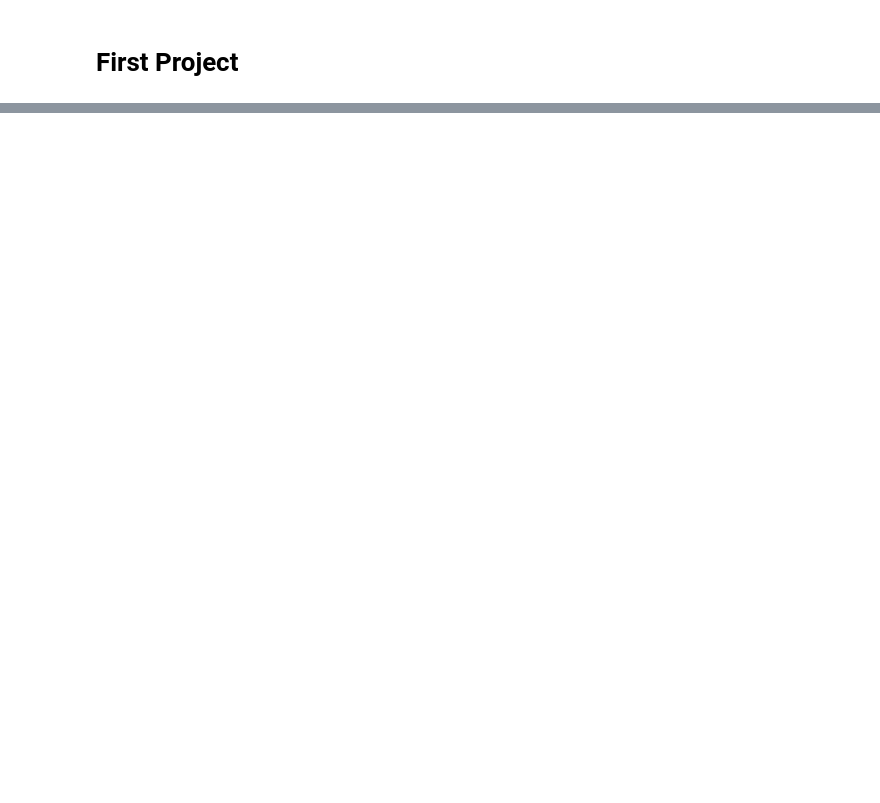
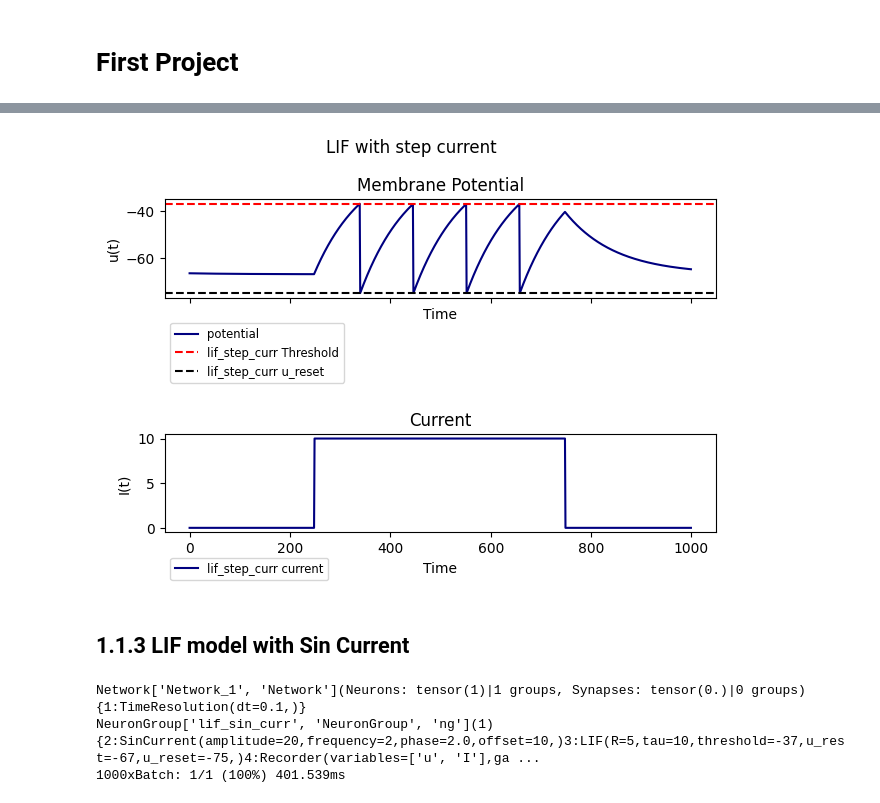
Before and after one commit to Amir-Entezari/Neuroscience-LIF-ELIF-AELIF-models, a Jupyter notebook: code/main.ipynb, the cells around one changed output, grey strips where cells are left out. Saved outputs shown, nothing was run; the diff lists cells and outputs as text; code cells hidden in the pictures; blank space fills up the shorter version.

```diff
--- a/code/main.ipynb
+++ b/code/main.ipynb
@@ -61,0 +67,30 @@ plt.show()
+# %%
+net2.plot_membrane_potential(title="LIF with step current")
+# %% [output]
+[figure, added]
+# %% [markdown]
+## 1.1.3 LIF model with Sin Current
+# %%
+net3 = Simulation(net=Network(behavior={1: TimeResolution(dt=0.1)}))
+net3.add_neuron_group(tag="lif_sin_curr",
+                        size=1,
+                        behavior={
+                            2: SinCurrent(amplitude=20,
+                                          frequency=2,
+                                          phase=2.0,
+                                          offset=10),
+                            3: LIF(R=5,
+                                   tau=10,
+                                   threshold=-37,
+                                   u_rest=-67,
+                                   u_reset=-75,
+                                   ),
+                            4: Recorder(variables=["u", "I"], tag="ng_sin_rec"),
+                            5: EventRecorder(variables=['spike'], tag="ng_sin_event")
+                        }
+                      )
+net3.simulate(iterations=1000)
+# %% [output]
+Network['Network_1', 'Network'](Neurons: tensor(1)|1 groups, Synapses: tensor(0.)|0 groups){1:TimeResolution(dt=0.1,)}
+NeuronGroup['lif_sin_curr', 'NeuronGroup', 'ng'](1){2:SinCurrent(amplitude=20,frequency=2,phase=2.0,offset=10,)3:LIF(R=5,tau=10,threshold=-37,u_rest=-67,u_reset=-75,)4:Recorder(variables=['u', 'I'],ga ...
+1000xBatch: 1/1 (100%) 401.539ms
```
Also changed, not shown: parts of 102 cells of this notebook.
